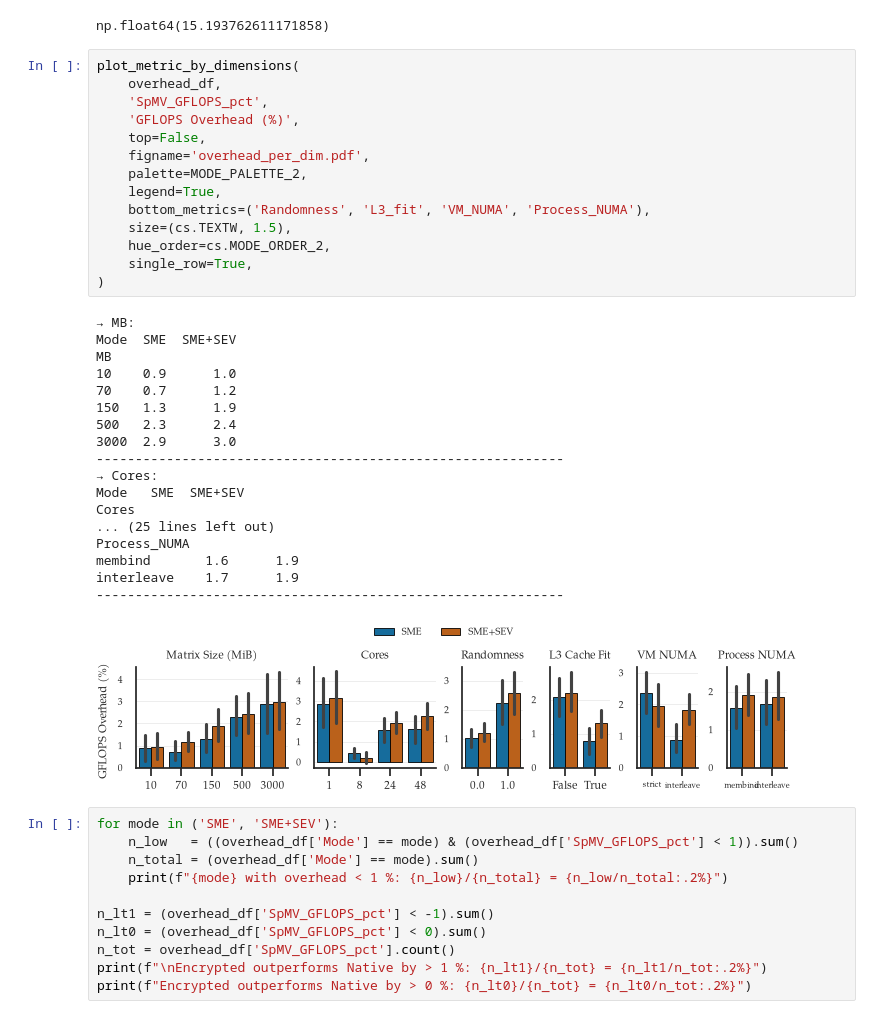
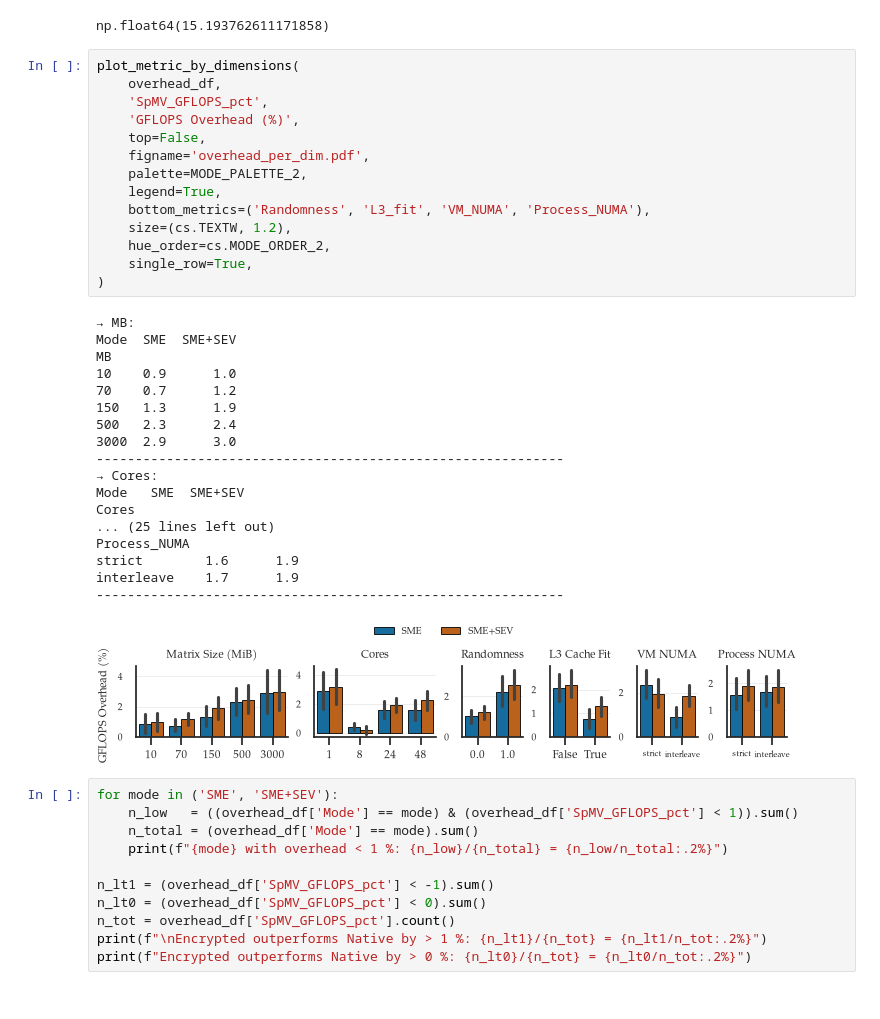
Before and after one commit to engelsm/AMD-CC-Perf, a Jupyter notebook: benchmark/spmv/spmv_analysis.ipynb, the cells around one changed output. Drawn from its saved outputs; the diff is of its cells as text.

Commit message:
plot design changes

```diff
--- a/benchmark/spmv/spmv_analysis.ipynb
+++ b/benchmark/spmv/spmv_analysis.ipynb
@@ -899,36 +898,36 @@ np.float64(15.193762611171858)
 # %%
 plot_metric_by_dimensions(
     overhead_df,
     'SpMV_GFLOPS_pct',
     'GFLOPS Overhead (%)',
     top=False,
     figname='overhead_per_dim.pdf',
     palette=MODE_PALETTE_2,
     legend=True,
     bottom_metrics=('Randomness', 'L3_fit', 'VM_NUMA', 'Process_NUMA'),
-    size=(cs.TEXTW, 1.5),
+    size=(cs.TEXTW, 1.2),
     hue_order=cs.MODE_ORDER_2,
     single_row=True,
 )
 # %% [output]
 → MB:
 Mode  SME  SME+SEV
 MB
 10    0.9      1.0
 70    0.7      1.2
 150   1.3      1.9
 500   2.3      2.4
 3000  2.9      3.0
 ------------------------------------------------------------
 → Cores:
 Mode   SME  SME+SEV
 Cores
 ... (25 lines left out)
 Process_NUMA
-membind       1.6      1.9
+strict        1.6      1.9
 interleave    1.7      1.9
 ------------------------------------------------------------
-[figure, old version]
+[figure, new version]
 # %%
 for mode in ('SME', 'SME+SEV'):
     n_low   = ((overhead_df['Mode'] == mode) & (overhead_df['SpMV_GFLOPS_pct'] < 1)).sum()
```
Also changed, not shown: parts of 4 cells of this notebook, 1 other file.
